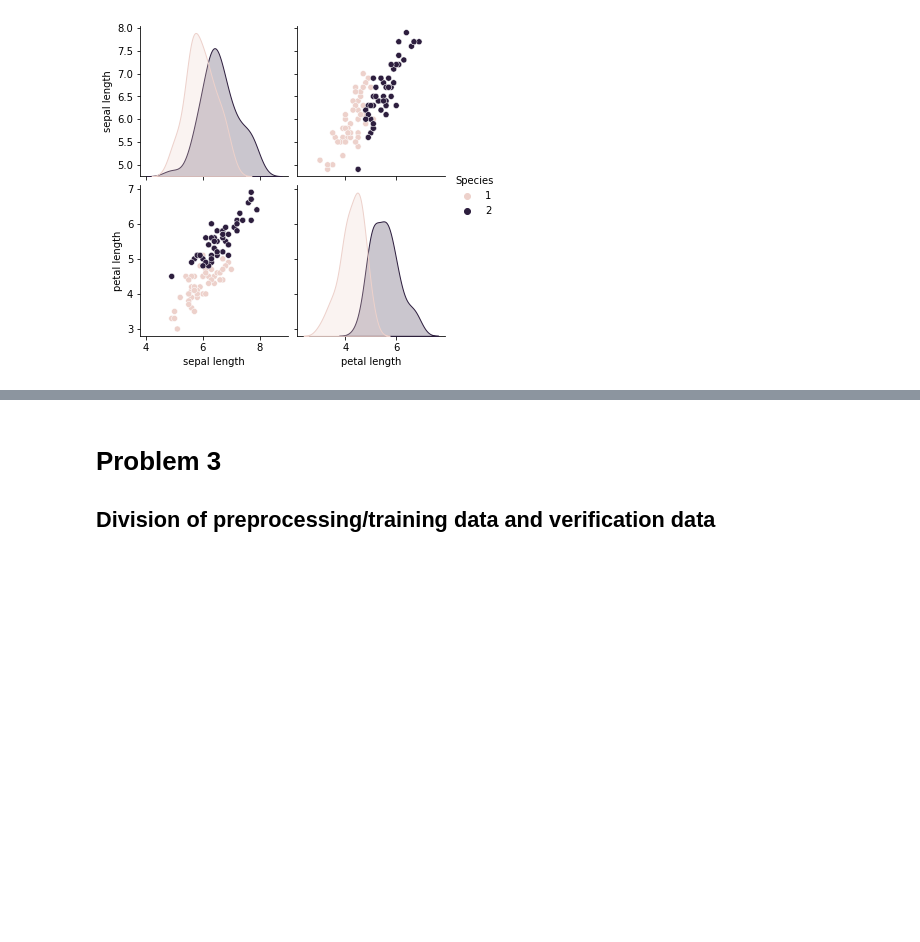
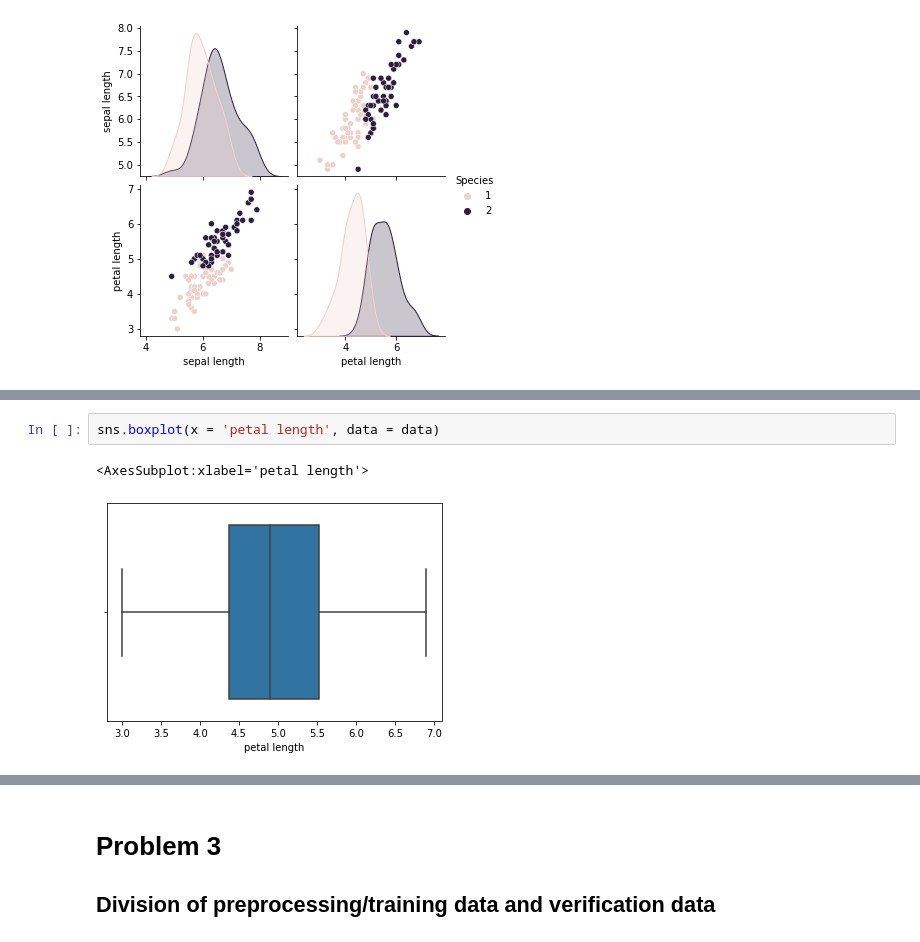
Before and after one commit to produdez/diveintocode-ml, a Jupyter notebook: Week 4/ClassificationIris.ipynb, the cells around one changed output, grey strips where cells are left out. Cells and saved outputs as stored; diff of their text form; blank space fills up the shorter version.

```diff
--- a/Week 4/ClassificationIris.ipynb
+++ b/Week 4/ClassificationIris.ipynb
@@ -58,0 +74,5 @@ sns.pairplot(data = data,hue= 'Species')
+# %%
+sns.boxplot(x = 'petal length', data = data)
+# %% [output]
+<AxesSubplot:xlabel='petal length'>
+[figure, added]
```
Also changed, not shown: parts of 5 cells of this notebook.
